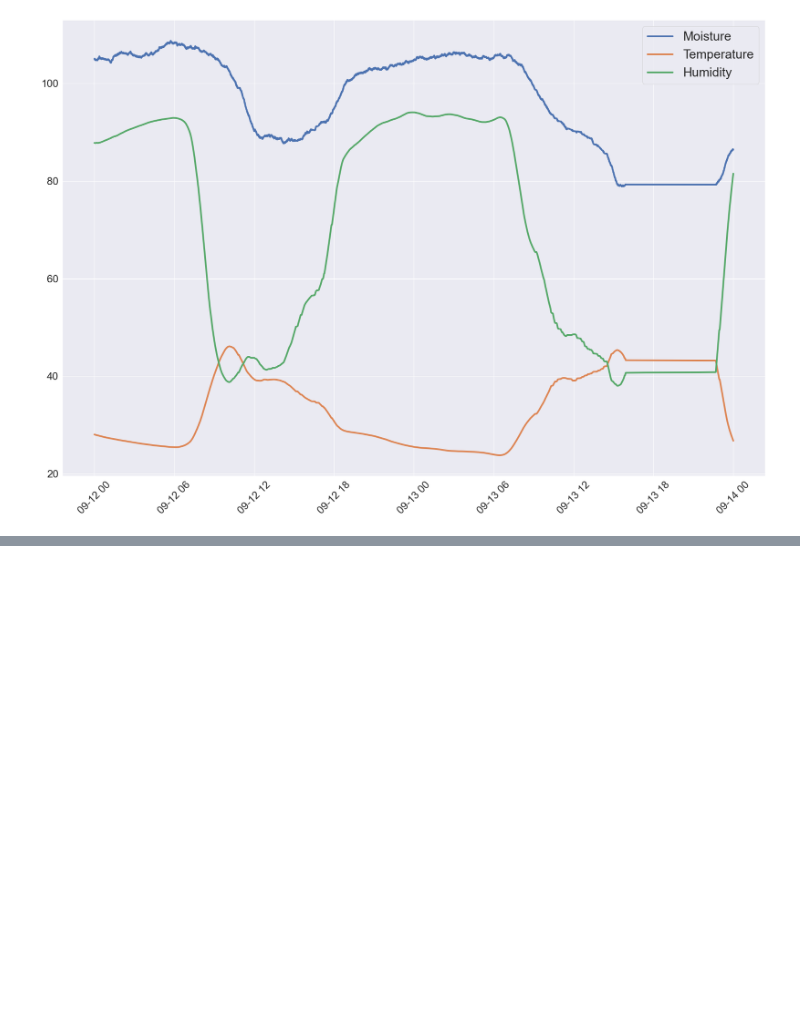
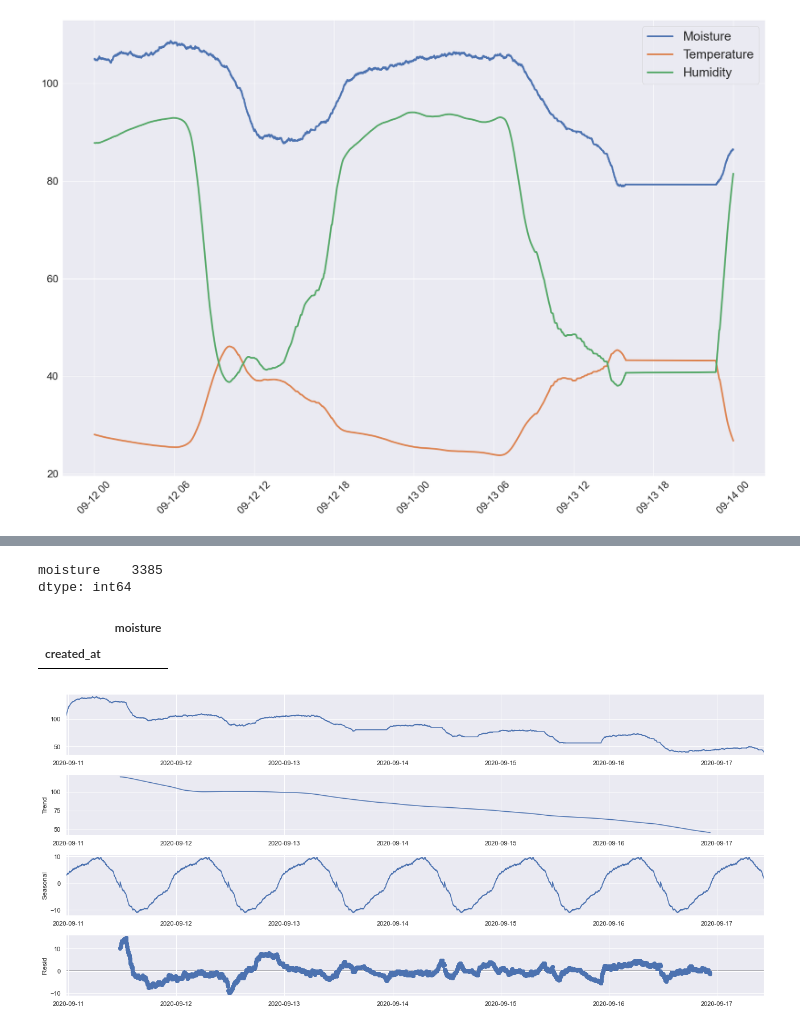
Before and after one commit to vitohamza/xclove-data-analytics, a Jupyter notebook: XClove - Data Analysis.ipynb, the cells around one changed output, grey strips where cells are left out. Saved outputs shown, nothing was run; the diff lists cells and outputs as text; code cells hidden in the pictures; blank space fills up the shorter version.

```diff
--- a/XClove - Data Analysis.ipynb
+++ b/XClove - Data Analysis.ipynb
@@ -334,0 +330,6 @@ plt.show()
+# %%
+#lets create new dataframe. Just to be clear - tsdf = time series dataframe (with time indexing)
+#tsdf = cleandf.copy()
+tsdf = smoothdf.copy()
+tsdf = tsdf.set_index('created_at')
+tsdf.index
@@ -334,0 +349,35 @@ plt.show()
+# %%
+# y as the moisture label
+y = tsdf['moisture'].resample('33s').mean()
+y = pd.DataFrame(y)
+# %%
+# we need to look for missing values first
+y.isna().sum()
+# %% [output]
+moisture    3385
+dtype: int64
+# %%
+#replace the missing value
+#y.loc[y['moisture'].isna() == True] = y['moisture'].mean()
+#y.iloc[10,0] == 'NaN'
+#y.loc[y['moisture'].isna() == True].iloc[0]
+#y = y.fillna(0)
+i = 0
+while (i != len(y)):
+    if(pd.isna(y['moisture'][i])):
+        #need a better way to replace NAN value. Using nearby observation (i to i+5) gave an error with returning NaN
+        y['moisture'][i] = y['moisture'][i-1]
+    i=i+1
+# %%
+y[pd.isna(y['moisture']) == True] #if there's nothing to return, then you're doing good.
+# %% [output]
+|  | moisture |
+| created_at |  |
+# %%
+decomposition = sm.tsa.seasonal_decompose(y, model='additive', freq=(round((24*60)/(33/60))))
+# %%
+rcParams['figure.figsize'] = 18, 8
+fig = decomposition.plot()
+plt.show()
+# %% [output]
+[figure, added]
```
Also changed, not shown: parts of 7 cells of this notebook.
